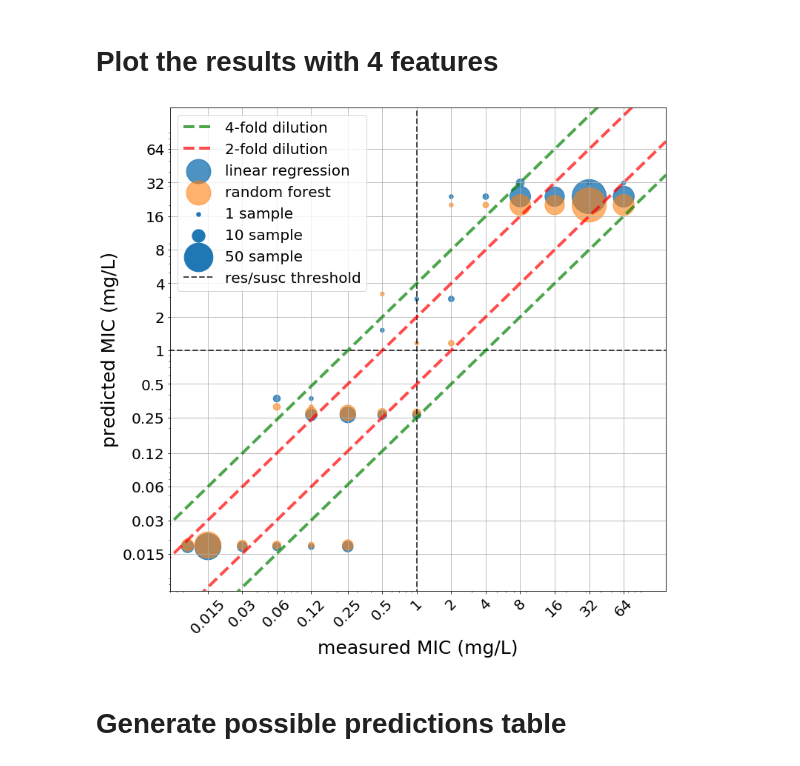
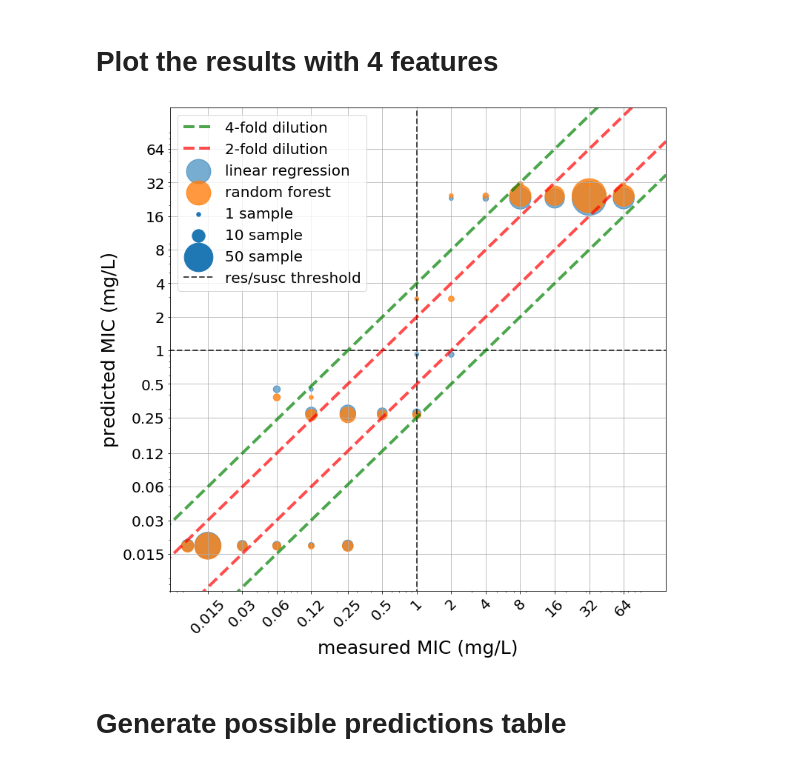
Before and after one commit to patbaa/AMR_ciprofloxacin, a Jupyter notebook: machine_learning_and_stats/3_evaluate_ML.ipynb, the cells around one changed output. Cells and saved outputs as stored; diff of their text form; code cells hidden in the pictures.

```diff
--- a/machine_learning_and_stats/3_evaluate_ML.ipynb
+++ b/machine_learning_and_stats/3_evaluate_ML.ipynb
@@ -102,44 +102,45 @@ rfpredDF = pd.DataFrame({'pred': 2**(rf4_pred), 'truth' : y})
 rfplotDF = rfpredDF.reset_index().groupby(['pred', 'truth']).count().reset_index()
 
 plt.rcParams['figure.figsize'] = (12, 12)
+plt.scatter(lrplotDF.truth.tolist(), lrplotDF.pred.tolist(),
+            s=np.array(lrplotDF['index'].tolist())*mult, label='linear regression', alpha=0.6)
 plt.scatter(rfplotDF.truth.tolist(), rfplotDF.pred.tolist(),
-            s=np.array(rfplotDF['index'].tolist())*mult, label='linear regression', alpha=0.8)
-plt.scatter(lrplotDF.truth.tolist(), lrplotDF.pred.tolist(),
-            s=np.array(lrplotDF['index'].tolist())*mult, label='random forest', alpha=0.6)
+            s=np.array(rfplotDF['index'].tolist())*mult, label='random forest', alpha=0.8)
+
 
 plt.scatter(-1, -1, s=1*mult, label='1 sample', c='C0')
 plt.scatter(-1, -1, s=10*mult, label='10 sample', c='C0')
 plt.scatter(-1, -1, s=50*mult, label='50 sample', c='C0')
 
 
 
 x = np.linspace(0, 150, 150)
 plt.plot(x, 4*x, c='g', label='4-fold dilution', ls='--', lw=4, alpha=0.7)
 plt.plot(x, 1/4*x, c='g', ls='--', lw=4, alpha=0.7)
 plt.plot(x, 2*x, c='r', ls='--', lw=4, alpha=0.7)
 plt.plot(x, 1/2*x, c='r', label='2-fold dilution', ls='--', lw=4, alpha=0.7)
 
 plt.xlim(0.007, 150)
 plt.ylim(0.007, 150)
 
 plt.hlines(1, 0, 150, linestyles='--', lw=2, alpha=0.7)
 plt.vlines(1, 0, 150, linestyles='--', lw=2, alpha=0.7, label='res/susc threshold')
 plt.xlabel('measured MIC (mg/L)', fontsize=25)
 plt.ylabel('predicted MIC (mg/L)', fontsize=25)
 plt.legend(fontsize=20)
 plt.xscale('log')
 plt.yscale('log')
 
 tck = [0.015, 0.03, 0.06, 0.12, 0.25, 0.5, 1, 2, 4, 8, 16, 32, 64]
 plt.xticks(tck, [str(i) for i in tck], fontsize=20, rotation=45)
 plt.yticks(tck, [str(i) for i in tck], fontsize=20)
 
 plt.grid()
 #plt.title('MIC (mg/L) prediction based on 4 markers', fontsize=25)
 plt.savefig('../figs/cipro_MIC_scatter.pdf')
 plt.show()
 # %% [output]
-[figure, old version]
+[figure, new version]
 # %% [markdown]
 # Generate possible predictions table
 # %%
```
Also changed, not shown: parts of 7 cells of this notebook, 2 other files.
